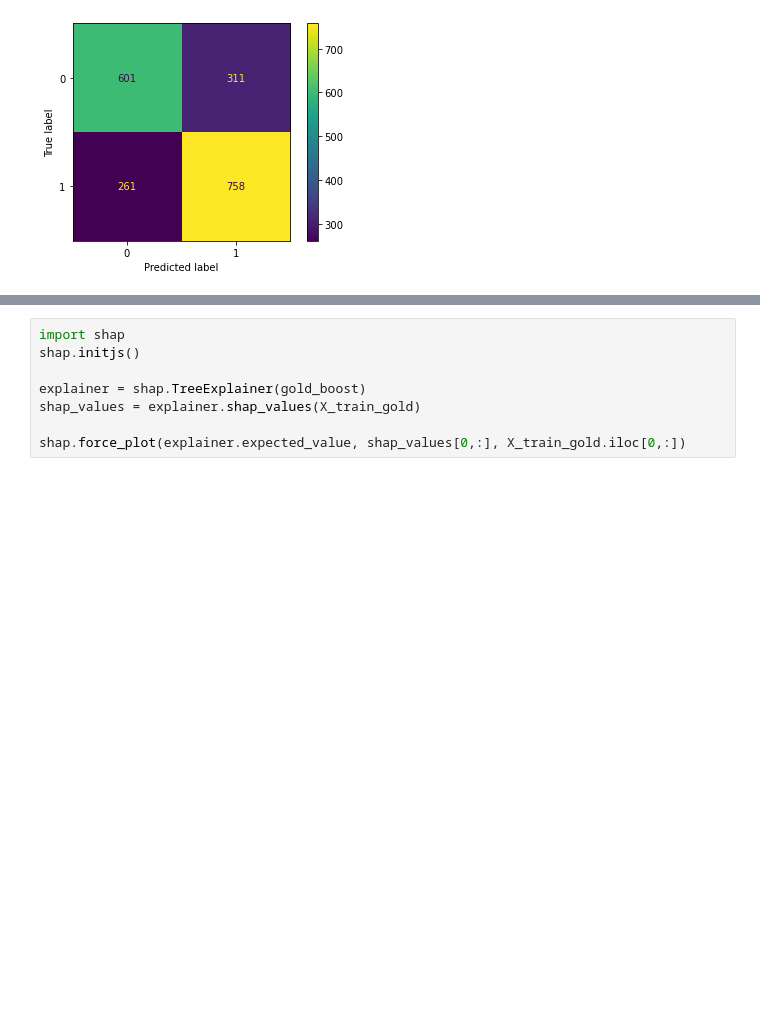
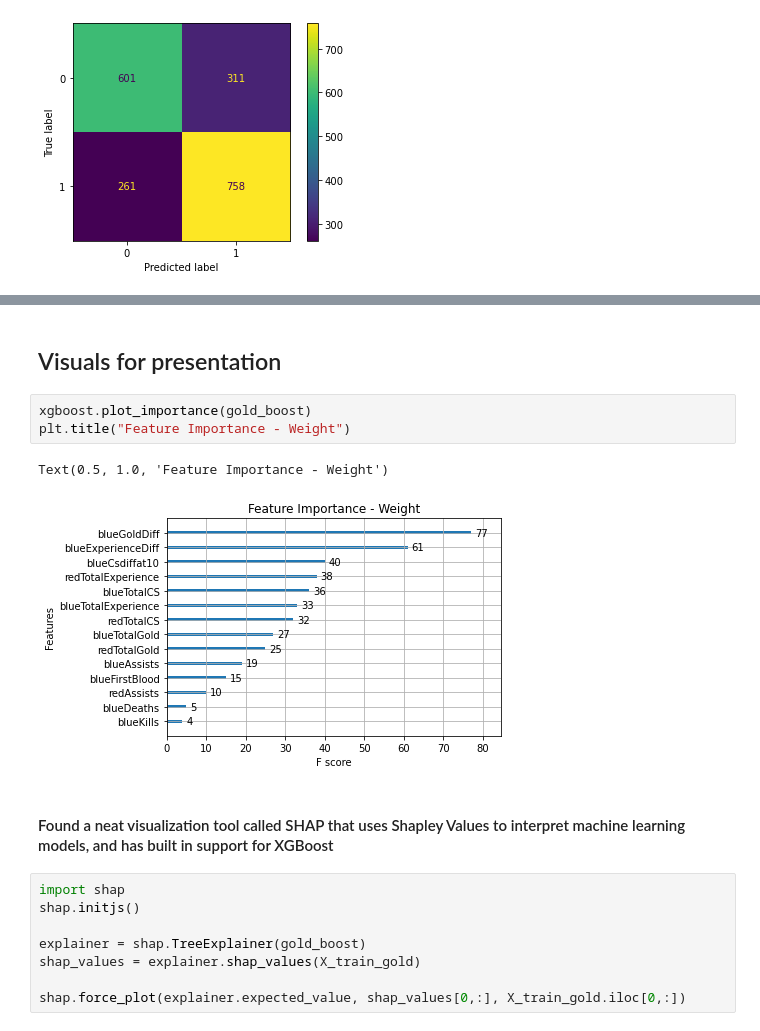
Before and after one commit to jnhoogstra/League_Predict, a Jupyter notebook: Notebooks/Individual/jake/pro_modeling.ipynb, the cells around one changed output, grey strips where cells are left out. Drawn from its saved outputs; the diff is of its cells as text; blank space fills up the shorter version.

Commit message:
some more visuals

```diff
--- a/Notebooks/Individual/jake/pro_modeling.ipynb
+++ b/Notebooks/Individual/jake/pro_modeling.ipynb
@@ -291,6 +296,16 @@ plot_confusion_matrix(logreg, X_te, y_te)
 IPython.display.Audio(sound_file, autoplay=True, rate=1000)
 # %% [output]
 [interactive output not drawn]
+# %% [markdown]
+## Visuals for presentation
+# %%
+xgboost.plot_importance(gold_boost)
+plt.title("Feature Importance - Weight")
+# %% [output]
+Text(0.5, 1.0, 'Feature Importance - Weight')
+[figure, added]
+# %% [markdown]
+#### Found a neat visualization tool called SHAP that uses Shapley Values to interpret machine learning models, and has built in support for XGBoost
 # %%
 import shap
 shap.initjs()
```
Also changed, not shown: parts of 1 cell of this notebook, 1 other file.
